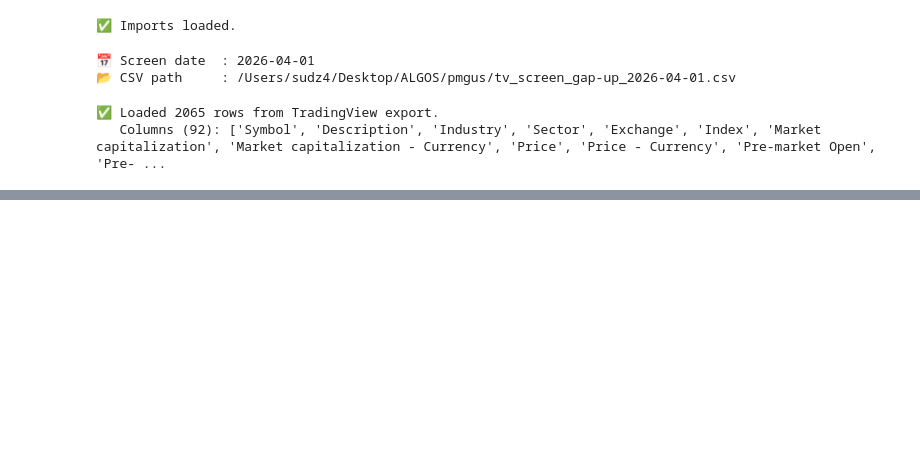
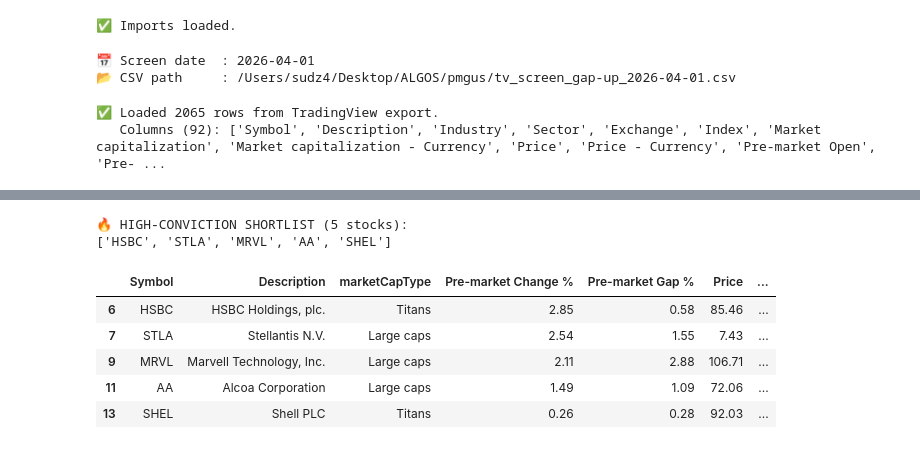
Before and after one commit to sudz4/pmgus, a Jupyter notebook: main.ipynb, the cells around one changed output, grey strips where cells are left out. Saved outputs shown, nothing was run; the diff lists cells and outputs as text; code cells hidden in the pictures; blank space fills up the shorter version.

```diff
--- a/main.ipynb
+++ b/main.ipynb
@@ -53,0 +439,26 @@ print(f'   Columns ({len(raw_df.columns)}): {list(raw_df.columns)}')
+# %%
+# ── HIGH-CONVICTION SHORTLIST ─────────────────────────────────────────────────
+# Intersection: passed screener + EMA uptrend + bullish ratings
+# Adjust the component DataFrames (ema_df, rated_df) as needed.
+
+high_conviction_syms = (
+    set(ema_df['Symbol'].tolist()) &
+    set(rated_df['Symbol'].tolist())
+)
+
+hc_df = screened_df[screened_df['Symbol'].isin(high_conviction_syms)].copy()
+
+print(f'\n🔥 HIGH-CONVICTION SHORTLIST ({len(hc_df)} stocks):')
+print(hc_df['Symbol'].tolist())
+display(hc_df[['Symbol', 'Description', 'marketCapType',
+               'Pre-market Change %', 'Pre-market Gap %', 'Price',
+               'Relative Volume 1 day', 'Analyst Rating', 'Technical Rating 5 minutes']])
+# %% [output]
+🔥 HIGH-CONVICTION SHORTLIST (5 stocks):
+['HSBC', 'STLA', 'MRVL', 'AA', 'SHEL']
+|  | Symbol | Description | marketCapType | Pre-market Change % | Pre-market Gap % | Price | ... |
+| 6 | HSBC | HSBC Holdings, plc. | Titans | 2.85 | 0.58 | 85.46 | ... |
+| 7 | STLA | Stellantis N.V. | Large caps | 2.54 | 1.55 | 7.43 | ... |
+| 9 | MRVL | Marvell Technology, Inc. | Large caps | 2.11 | 2.88 | 106.71 | ... |
+| 11 | AA | Alcoa Corporation | Large caps | 1.49 | 1.09 | 72.06 | ... |
+| 13 | SHEL | Shell PLC | Titans | 0.26 | 0.28 | 92.03 | ... |
```
Also changed, not shown: parts of 10 cells of this notebook.
